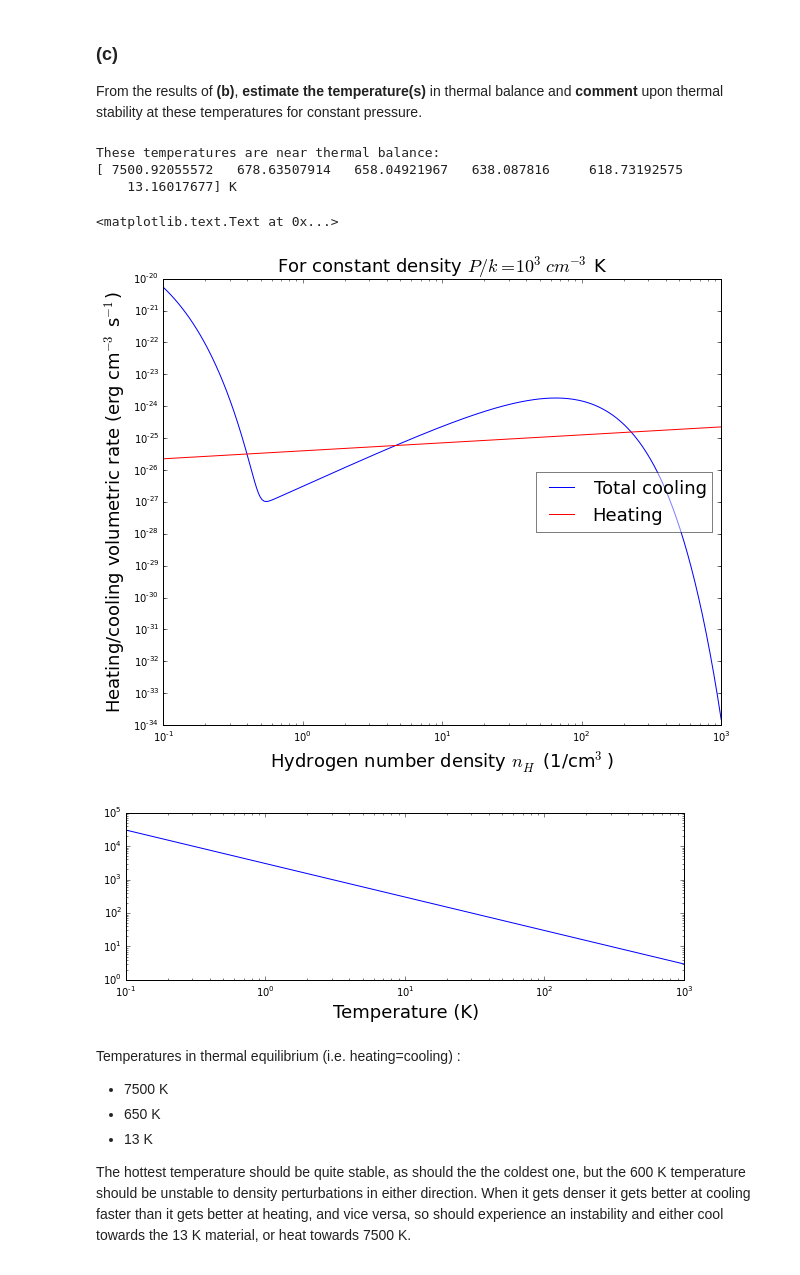
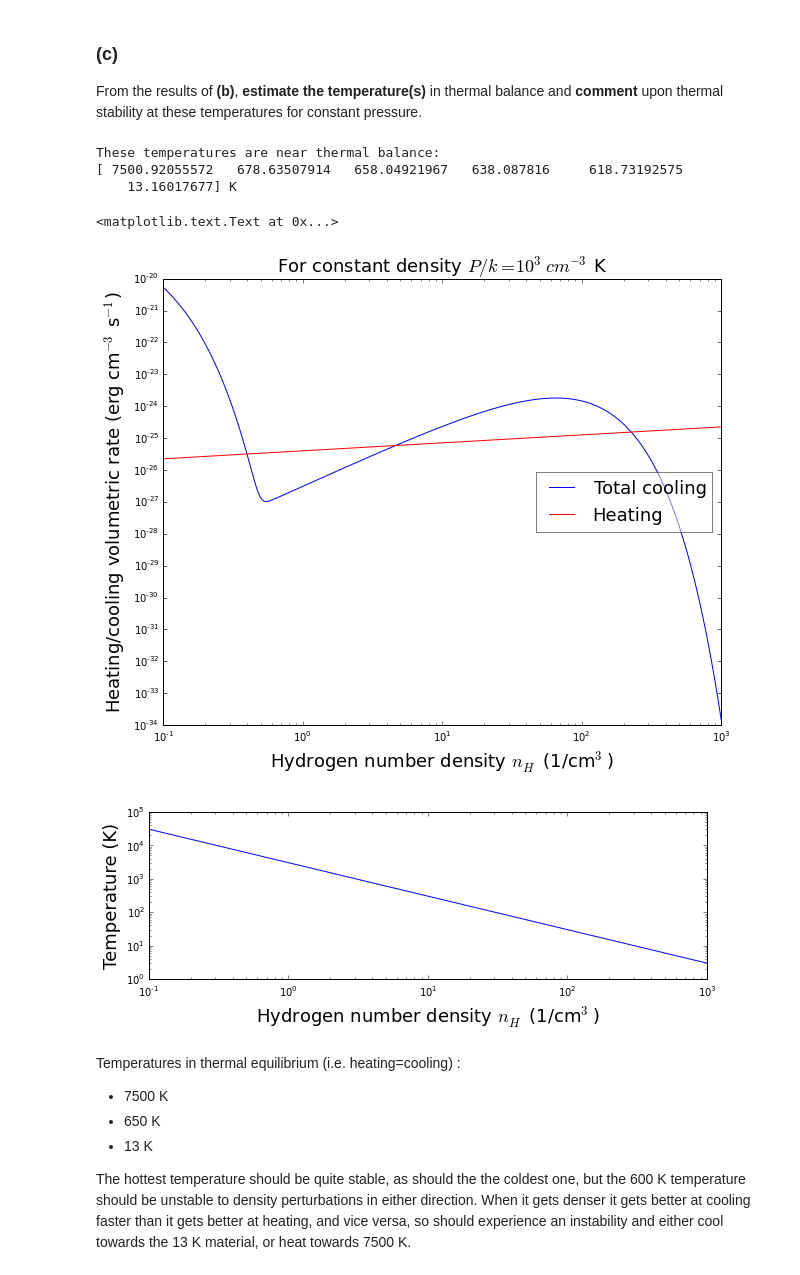
Before and after one commit to tomr-stargazer/astro535, a Jupyter notebook: ISM HW 3.ipynb, the cells around one changed output. Cells and saved outputs as stored; diff of their text form; code cells hidden in the pictures.

```diff
--- a/ISM HW 3.ipynb
+++ b/ISM HW 3.ipynb
@@ -527,35 +527,35 @@ From the results of **(b)**, **estimate the temperature(s)** in thermal balance
 # %%
 fig2 = plt.figure(figsize=(10,8))
 
 total_cooling = ciih_cooling + ciie_cooling + lya_cooling
 plt.plot(hydrogen_density_array, total_cooling, label="Total cooling")
 plt.plot(hydrogen_density_array, pe_heating, 'r', label="Heating")
 
 plt.loglog()
 leg = plt.legend(loc='center right', fontsize=18)
 leg.get_frame().set_alpha(0.5)
 
 plt.title("For constant density $P/k = 10^3 cm^{-3}$ K", fontsize=18)
 plt.ylabel("Heating/cooling volumetric rate (erg cm$^{-3}$ s$^{-1}$)", fontsize=18)
 plt.xlabel("Hydrogen number density $n_H$ (1/cm$^3$)", fontsize=18)
 
 intercepts = np.where(np.abs((total_cooling - pe_heating)/pe_heating) < 1e-1)
 print "These temperatures are near thermal balance: "
 print temperature_array[intercepts]
 
 fig3 = plt.figure(figsize=(10,3))
 
 plt.plot(hydrogen_density_array, temperature_array)
 plt.loglog()
 plt.xlabel("Hydrogen number density $n_H$ (1/cm$^3$)", fontsize=18)
-plt.xlabel("Temperature (K)", fontsize=18)
+plt.ylabel("Temperature (K)", fontsize=18)
 # %% [output]
 These temperatures are near thermal balance:
 [ 7500.92055572   678.63507914   658.04921967   638.087816     618.73192575
     13.16017677] K
 <matplotlib.text.Text at 0x...>
 [figure]
-[figure, old version]
+[figure, new version]
 # %% [markdown]
 Temperatures in thermal equilibrium (i.e. heating=cooling) :
 * 7500 K
```
